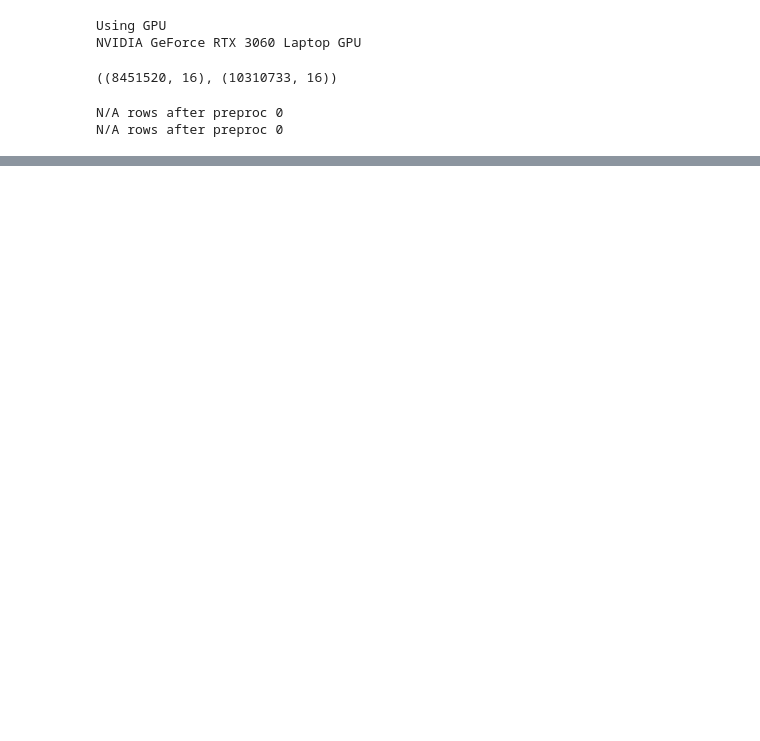
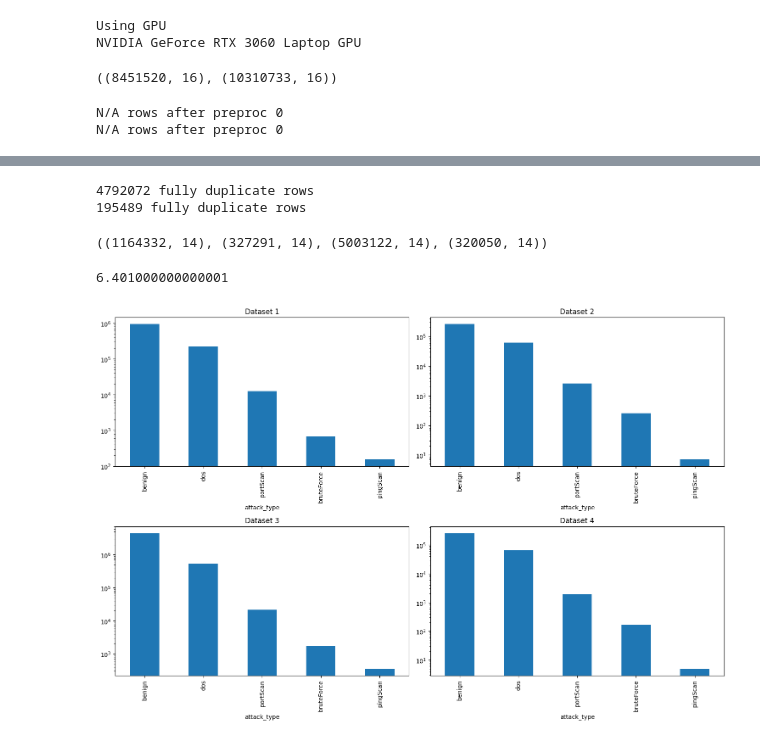
Before and after one commit to sangtanisakshi/thesis-project, a Jupyter notebook: research/data_transform.ipynb, the cells around one changed output, grey strips where cells are left out. Saved outputs shown, nothing was run; the diff lists cells and outputs as text; code cells hidden in the pictures; blank space fills up the shorter version.

```diff
--- a/research/data_transform.ipynb
+++ b/research/data_transform.ipynb
@@ -392,0 +220,2 @@ test_data.to_csv("../thesisgan/input/test_data.csv", index=False)
+# %%
+datasets = [train_df, test_df]
@@ -392,0 +308,56 @@ test_data.to_csv("../thesisgan/input/test_data.csv", index=False)
+# %%
+#split the week_1 data into train and test to make sure that the test data has all the attack types but also not to shuffle the indexes
+attack_types = week_2['attack_type'].unique()
+hpo_train_df = pd.DataFrame()
+hpo_test_df = pd.DataFrame()
+for at in attack_types:
+    hpo_at_df = week_2[week_2['attack_type'] == at]
+    hpo_at_train_df = hpo_at_df.iloc[:int(0.95 * hpo_at_df.shape[0])]
+    hpo_at_test_df = hpo_at_df.iloc[int(0.95 * hpo_at_df.shape[0]):]
+    hpo_train_df = pd.concat([hpo_train_df, hpo_at_train_df])
+    hpo_test_df = pd.concat([hpo_test_df, hpo_at_test_df])
+# %%
+# remove duplicates from hpo datasets
+hpo_datasets = [hpo_train_df, hpo_test_df]
+for df in hpo_datasets:
+    #normalize values
+    df["src_pt"] = df["src_pt"]/df["src_pt"].max()
+    df["dst_pt"] = df["dst_pt"]/df["dst_pt"].max()
+    columns_df = ['duration', 'bytes', 'packets']
+    for c in columns_df:
+        if c == "duration":
+            df[c] = np.log(df[c]+1)
+        else:
+            df[c] = np.log(df[c])
+        df[c] = (df[c]-df[c].min())/(df[c].max()-df[c].min())
+# %%
+
+for df in hpo_datasets:
+    # remove duplicated rows
+    dupli = df.duplicated().sum()
+    if dupli > 0:
+        print(dupli, "fully duplicate rows")
+        df.drop_duplicates(inplace=True)
+        df.reset_index(drop=True, inplace=True)
+# %% [output]
+4792072 fully duplicate rows
+195489 fully duplicate rows
+# %%
+train_df.shape, test_df.shape, hpo_train_df.shape, hpo_test_df.shape
+# %% [output]
+((1164332, 14), (327291, 14), (5003122, 14), (320050, 14))
+# %%
+320050*0.00002
+# %% [output]
+6.401000000000001
+# %%
+#plot the attack_type distribution in all 4 datasets
+fig, axs = plt.subplots(2, 2, figsize=(15, 10))
+axs = axs.ravel()
+for i, df in enumerate([train_df, test_df, hpo_train_df, hpo_test_df]):
+    df['attack_type'].value_counts().plot(kind='bar', ax=axs[i], logy=True)
+    axs[i].set_title(f"Dataset {i+1}")
+plt.tight_layout()
+plt.show()
+# %% [output]
+[figure, added]
```
Also changed, not shown: parts of 51 cells of this notebook, 11 other files.
